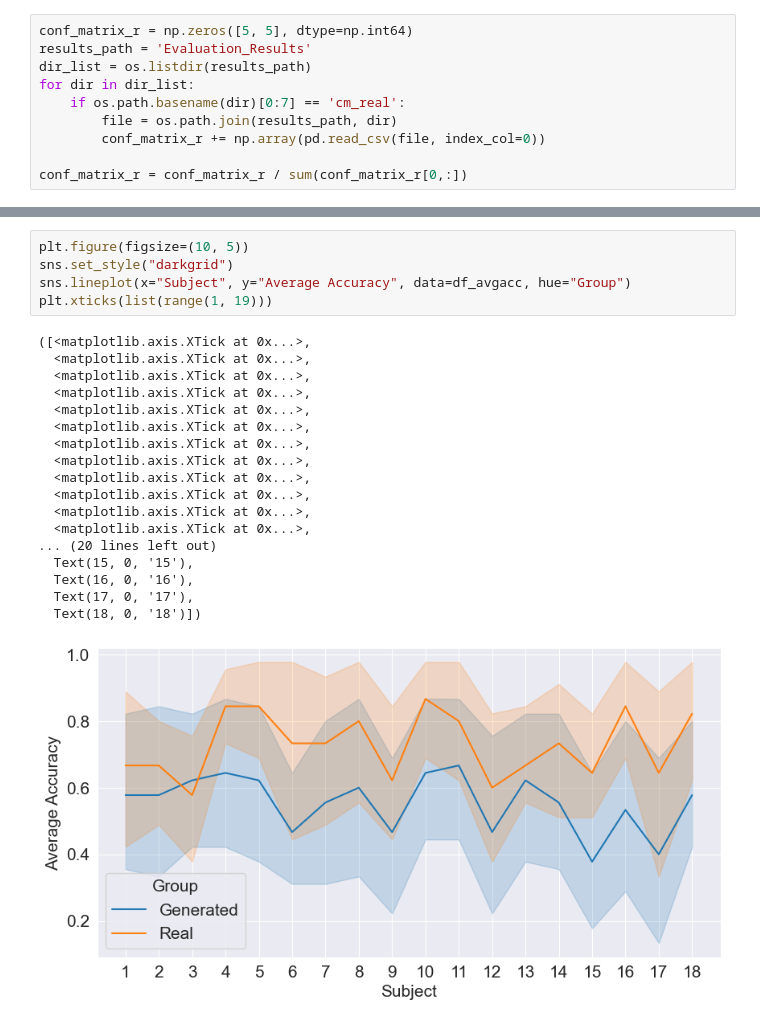
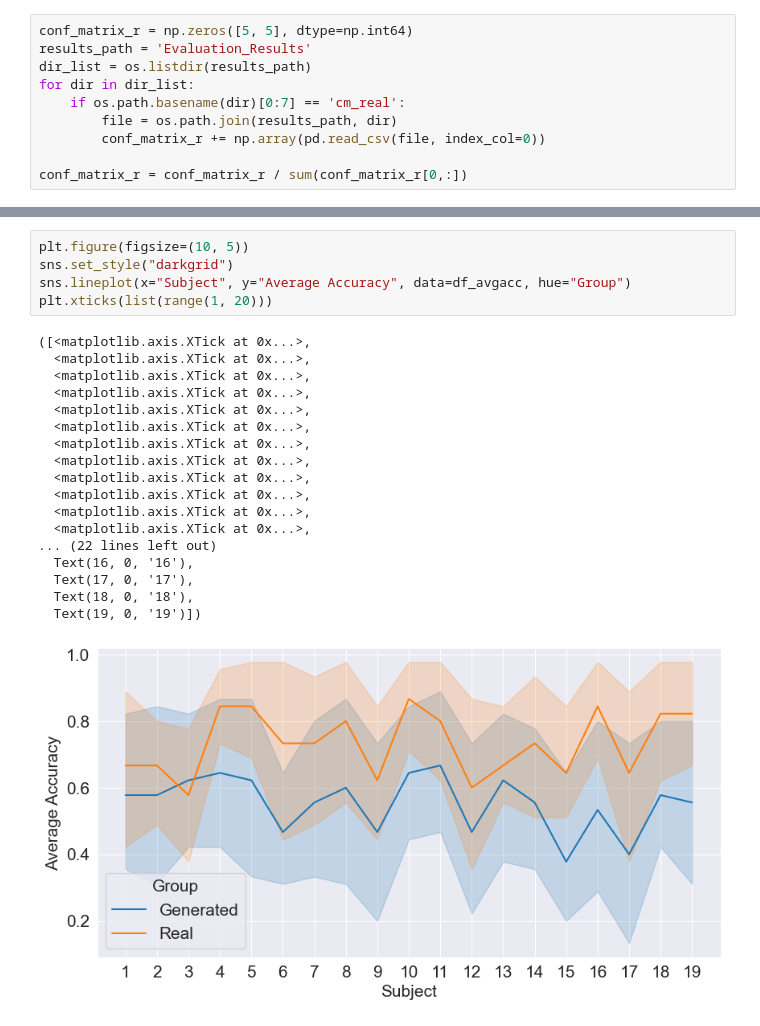
Before and after one commit to shinolab/vibrotactile-autoencoder, a Jupyter notebook: result_analysis.ipynb, the cells around one changed output, grey strips where cells are left out. Drawn from its saved outputs; the diff is of its cells as text.

```diff
--- a/result_analysis.ipynb
+++ b/result_analysis.ipynb
@@ -506,24 +506,24 @@ sns.barplot(x="Subject", y="Average Accuracy", data=df_avgacc, hue="Group", widt
 # %%
 plt.figure(figsize=(10, 5))
 sns.set_style("darkgrid")
 sns.lineplot(x="Subject", y="Average Accuracy", data=df_avgacc, hue="Group")
-plt.xticks(list(range(1, 19)))
+plt.xticks(list(range(1, 20)))
 # %% [output]
 ([<matplotlib.axis.XTick at 0x...>,
   <matplotlib.axis.XTick at 0x...>,
   <matplotlib.axis.XTick at 0x...>,
   <matplotlib.axis.XTick at 0x...>,
   <matplotlib.axis.XTick at 0x...>,
   <matplotlib.axis.XTick at 0x...>,
   <matplotlib.axis.XTick at 0x...>,
   <matplotlib.axis.XTick at 0x...>,
   <matplotlib.axis.XTick at 0x...>,
   <matplotlib.axis.XTick at 0x...>,
   <matplotlib.axis.XTick at 0x...>,
   <matplotlib.axis.XTick at 0x...>,
-... (20 lines left out)
-  Text(15, 0, '15'),
+... (22 lines left out)
   Text(16, 0, '16'),
   Text(17, 0, '17'),
-  Text(18, 0, '18')])
+  Text(18, 0, '18'),
+  Text(19, 0, '19')])
-[figure, old version]
+[figure, new version]
```
Also changed, not shown: parts of 13 cells of this notebook.
